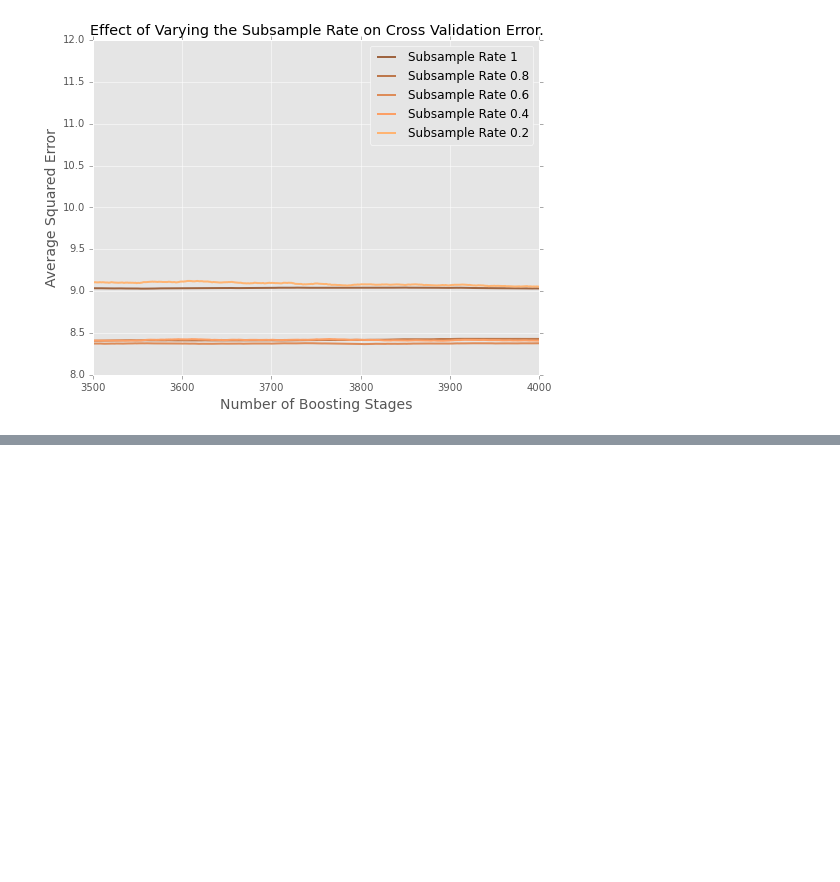
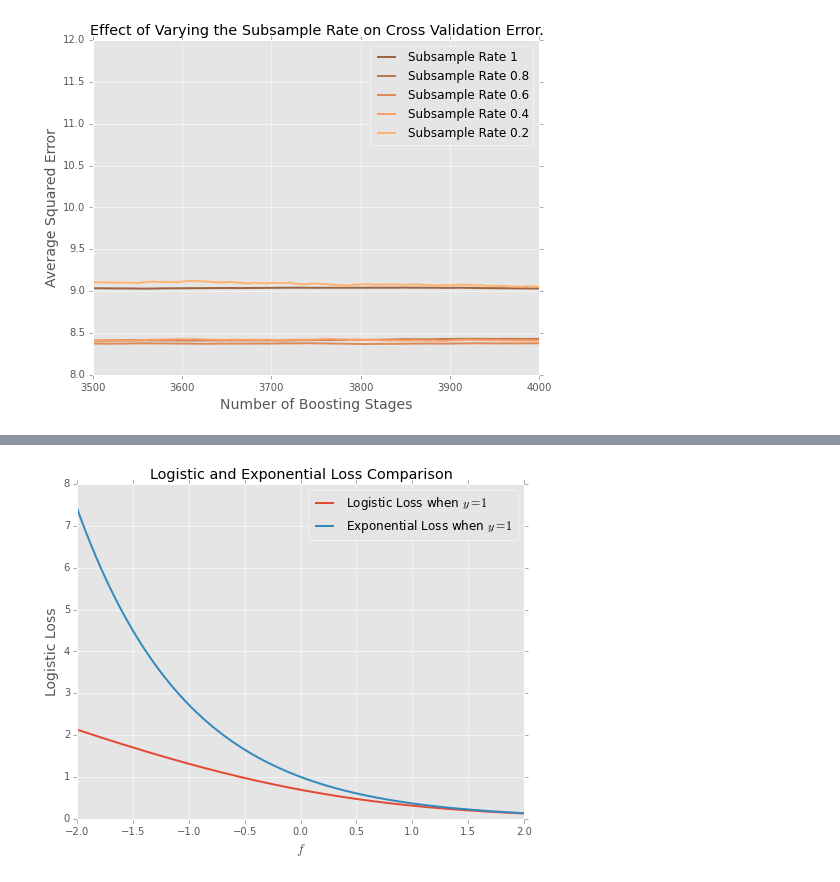
Before and after one commit to madrury/boosting-presentation, a Jupyter notebook: Boosting-Presentation-Galvanize.ipynb, the cells around one changed output, grey strips where cells are left out. Saved outputs shown, nothing was run; the diff lists cells and outputs as text; code cells hidden in the pictures; blank space fills up the shorter version.

```diff
--- a/Boosting-Presentation-Galvanize.ipynb
+++ b/Boosting-Presentation-Galvanize.ipynb
@@ -941,0 +978,18 @@ plt.savefig('plots/varying-subsample-rate-error-zoom-end.png', bbox_inches='tigh
+# %%
+# Comparison
+# Logistic loss.
+x = np.linspace(-2, 2, 200)
+logistic_branch =  - x + np.log(1 + np.exp(x))
+adaboost_branch = np.exp(-x)
+
+plt.plot(x, logistic_branch, label="Logistic Loss when $y=1$")
+plt.plot(x, adaboost_branch, label="Exponential Loss when $y=1$")
+
+plt.legend(loc="upper right")
+plt.title("Logistic and Exponential Loss Comparison")
+plt.xlabel('$f$', fontsize=14)
+plt.ylabel('Logistic Loss', fontsize=14)
+
+plt.savefig('plots/loss-function-comparison.png', bbox_inches='tight')
+# %% [output]
+[figure, added]
```
Also changed, not shown: parts of 7 cells of this notebook, 8 other files.
